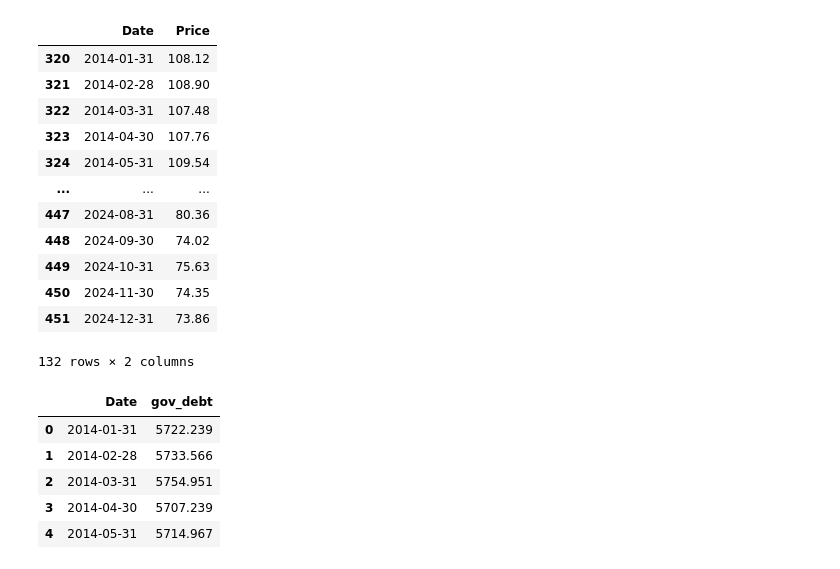
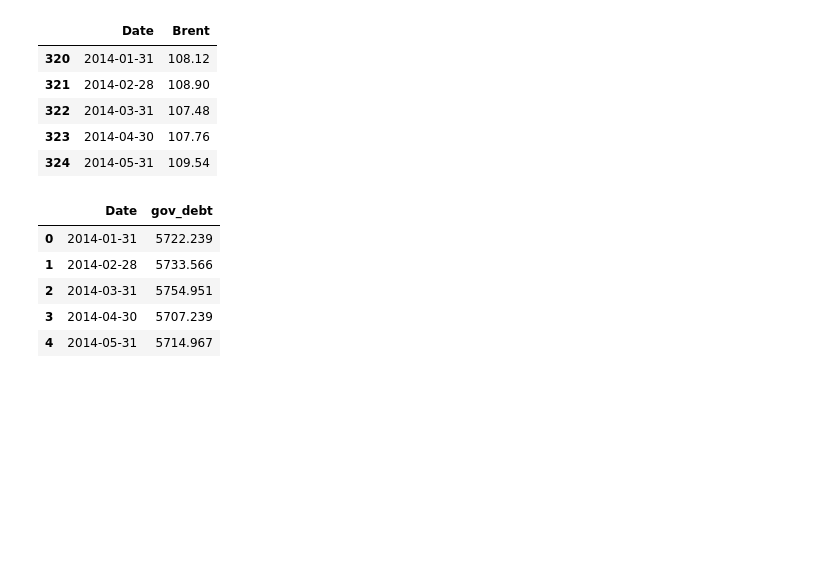
Before and after one commit to askarg/Diploma.-Inflation-model-using-PCA, a Jupyter notebook: dataframe.ipynb, the cells around one changed output. Cells and saved outputs as stored; diff of their text form; code cells hidden in the pictures; blank space fills up the shorter version.

```diff
--- a/dataframe.ipynb
+++ b/dataframe.ipynb
@@ -3,23 +3,17 @@ import pandas as pd
 import numpy as np
 # %%
 brent = pd.read_csv('Данные/Brent.csv')
+brent.columns = ['Date', 'Brent']
 brent = brent[brent['Date'] >= '2014-01-15']
 brent['Date'] = pd.date_range(start='2014-01-01', end='2025-01-01', freq='M')
 brent.head()
 # %% [output]
-|  | Date | Price |
+|  | Date | Brent |
 | 320 | 2014-01-31 | 108.12 |
 | 321 | 2014-02-28 | 108.90 |
 | 322 | 2014-03-31 | 107.48 |
 | 323 | 2014-04-30 | 107.76 |
 | 324 | 2014-05-31 | 109.54 |
-| ... | ... | ... |
-| 447 | 2024-08-31 | 80.36 |
-| 448 | 2024-09-30 | 74.02 |
-| 449 | 2024-10-31 | 75.63 |
-| 450 | 2024-11-30 | 74.35 |
-| 451 | 2024-12-31 | 73.86 |
-132 rows × 2 columns
 # %%
 gosdolg = pd.read_excel('Данные/gosdolg.xls')
 gosdolg['Date'] = pd.date_range(start='2014-01-01', end='2025-01-01', freq='M')
```
Also changed, not shown: parts of 6 cells of this notebook, 9 other files.
